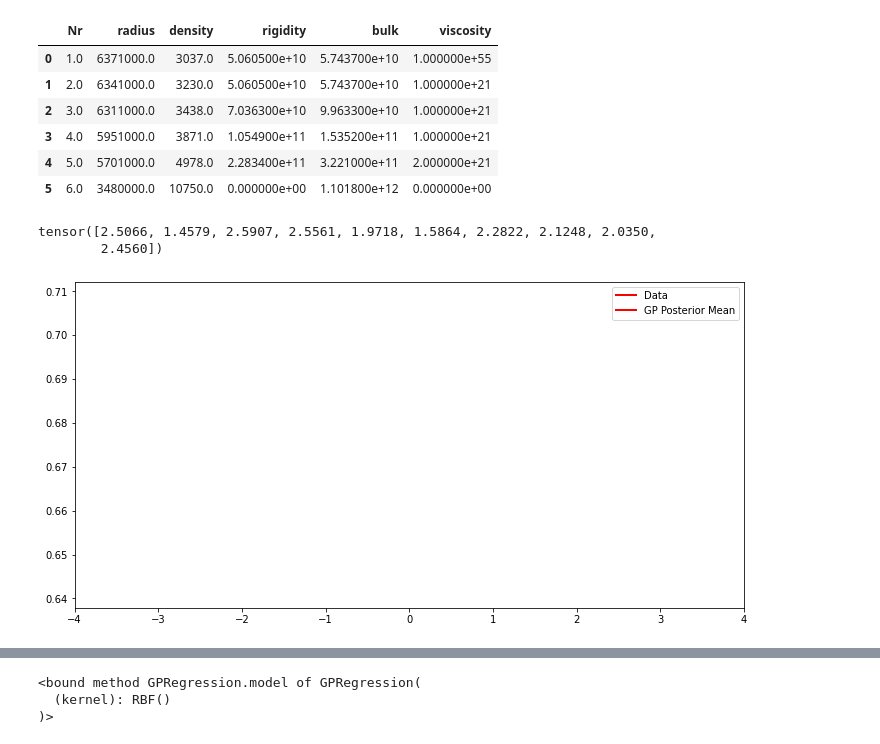
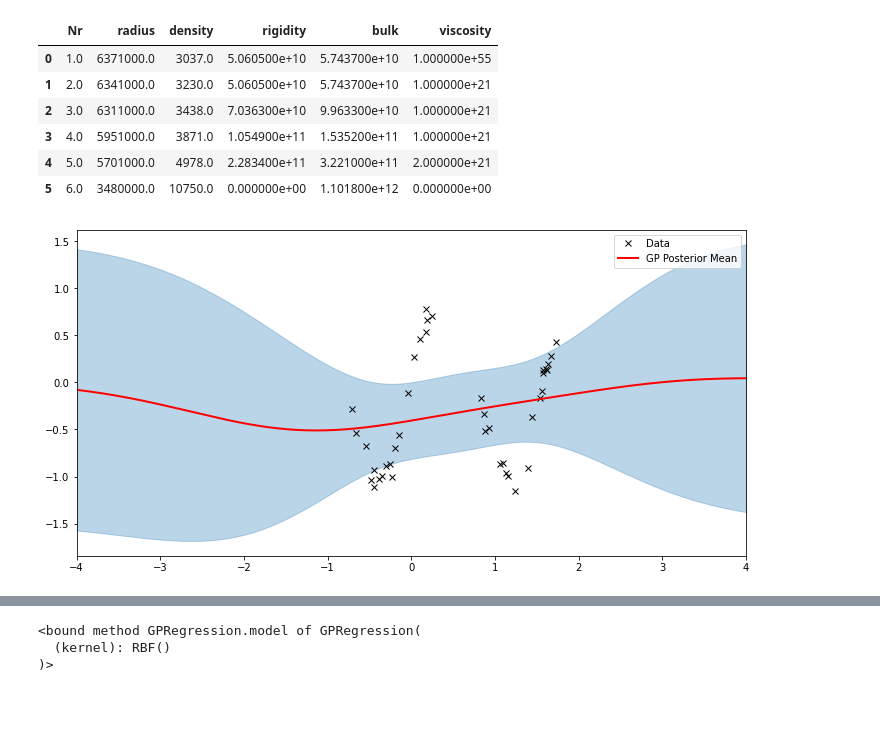
Before and after one commit to eyhl/premis, a Jupyter notebook: notebooks/gp_thickness.ipynb, the cells around one changed output, grey strips where cells are left out. Saved outputs shown, nothing was run; the diff lists cells and outputs as text; code cells hidden in the pictures; blank space fills up the shorter version.

```diff
--- a/notebooks/gp_thickness.ipynb
+++ b/notebooks/gp_thickness.ipynb
@@ -104,10 +104,3 @@ from pyro.contrib.gp.models.model import GPModel
 from pyro.contrib.gp.util import conditional
 from pyro.distributions.util import eye_like
 import pyro.contrib.gp as gp
-# %%
-X = torch.tensor([[1., 5, 3], [4, 3, 7]])
-y = torch.tensor([2., 1])
-kernel = gp.kernels.RBF(input_dim=3)
-kernel.set_prior("variance", dist.Uniform(torch.tensor(0.5), torch.tensor(1.5)))
-kernel.set_prior("lengthscale", dist.Uniform(torch.tensor(1.0), torch.tensor(3.0)))
-gpr = gp.models.GPRegression(X, y, kernel)
@@ -118,8 +107,3 @@ mcmc.run()
-# %%
-mcmc.get_samples()["kernel.lengthscale"]
-# %% [output]
-tensor([2.5066, 1.4579, 2.5907, 2.5561, 1.9718, 1.5864, 2.2822, 2.1248, 2.0350,
-        2.4560])
 # %%
 def plot(plot_observed_data=False, plot_predictions=False, n_prior_samples=0,
          model=None, kernel=None, n_test=500):
@@ -128,19 +112,19 @@ def plot(plot_observed_data=False, plot_predictions=False, n_prior_samples=0,
     if plot_observed_data:
         plt.plot(X_train_tensor.view(-1,).numpy(), y_train_tensor.view(-1,).numpy(), 'kx')
     if plot_predictions:
-        Xtest = torch.tensor([[2., 3, 1]])  # test inputs
+        Xtest = torch.linspace(-4, 4, n_test)  # test inputs
         # compute predictive mean and variance
         with torch.no_grad():
             if type(model) == gp.models.VariationalSparseGP:
                 mean, cov = model(Xtest, full_cov=True)
             else:
-                mean, cov = model(Xtest, full_cov=True)
+                mean, cov = model(Xtest.double(), full_cov=True)
         sd = cov.diag().sqrt()  # standard deviation at each input point x
         plt.plot(Xtest.numpy(), mean.numpy(), 'r', lw=2)  # plot the mean
-        # plt.fill_between(Xtest.squeeze().numpy(),  # plot the two-sigma uncertainty about the mean
-        #                  (mean - 2.0 * sd).numpy(),
-        #                  (mean + 2.0 * sd).numpy(),
-        #                  color='C0', alpha=0.3)
+        plt.fill_between(Xtest.numpy(),  # plot the two-sigma uncertainty about the mean
+                         (mean - 2.0 * sd).numpy(),
+                         (mean + 2.0 * sd).numpy(),
+                         color='C0', alpha=0.3)
         plt.legend(["Data", "GP Posterior Mean"])
     if n_prior_samples > 0:  # plot samples from the GP prior
         Xtest = torch.linspace(-0.5, 5.5, n_test)  # test inputs
@@ -152,8 +136,25 @@ def plot(plot_observed_data=False, plot_predictions=False, n_prior_samples=0,
         plt.plot(Xtest.numpy(), samples.numpy().T, lw=2, alpha=0.4)
 
     plt.xlim(-4, 4)
-# %%
-# Xnew = torch.tensor([[2., 3, 1], [4, 3, 7]])
-plot(model=gpr, plot_observed_data=False, plot_predictions=True)
-# %% [output]
-[figure, removed]
+# %%
+# Build torch.tensors
+# generate some training data
+X_train = np.hstack([-0.75 + np.random.rand(1,20), 0.75 + np.random.rand(1,20)]).T
+y_train = np.sin(4.0*X_train) + 0.1*np.random.randn(len(X_train), 1)
+N_train = len(y_train)
+
+X_train_tensor = torch.from_numpy(X_train).view(-1,)
+y_train_tensor = torch.from_numpy(y_train).view(-1,)
+kernel = gp.kernels.RBF(input_dim=5)
+kernel.set_prior("variance", dist.Uniform(torch.tensor(1.5), torch.tensor(2.5)))
+kernel.set_prior("lengthscale", dist.Uniform(torch.tensor(10.0), torch.tensor(20.0)))
+gpr = gp.models.GPRegression(X_train_tensor, y_train_tensor, kernel)
+
+hmc_kernel = NUTS(gpr.model)
+mcmc = MCMC(hmc_kernel, num_samples=100)
+mcmc.run()
+
+# Xnew = torch.tensor([[2., 3, 1], [4, 3, 7]])
+plot(model=gpr, plot_observed_data=True, plot_predictions=True)
+# %% [output]
+[figure, added]
```
Also changed, not shown: parts of 42 cells of this notebook, 1 other file.
